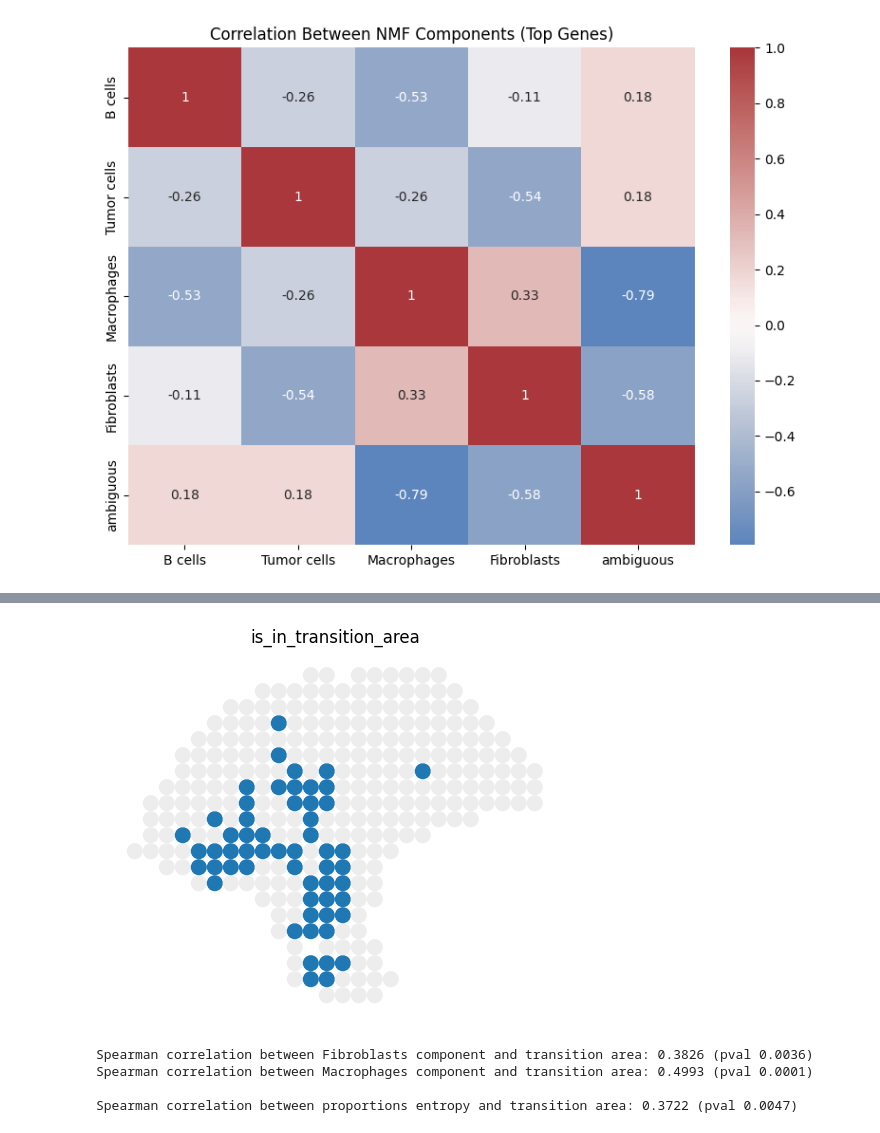
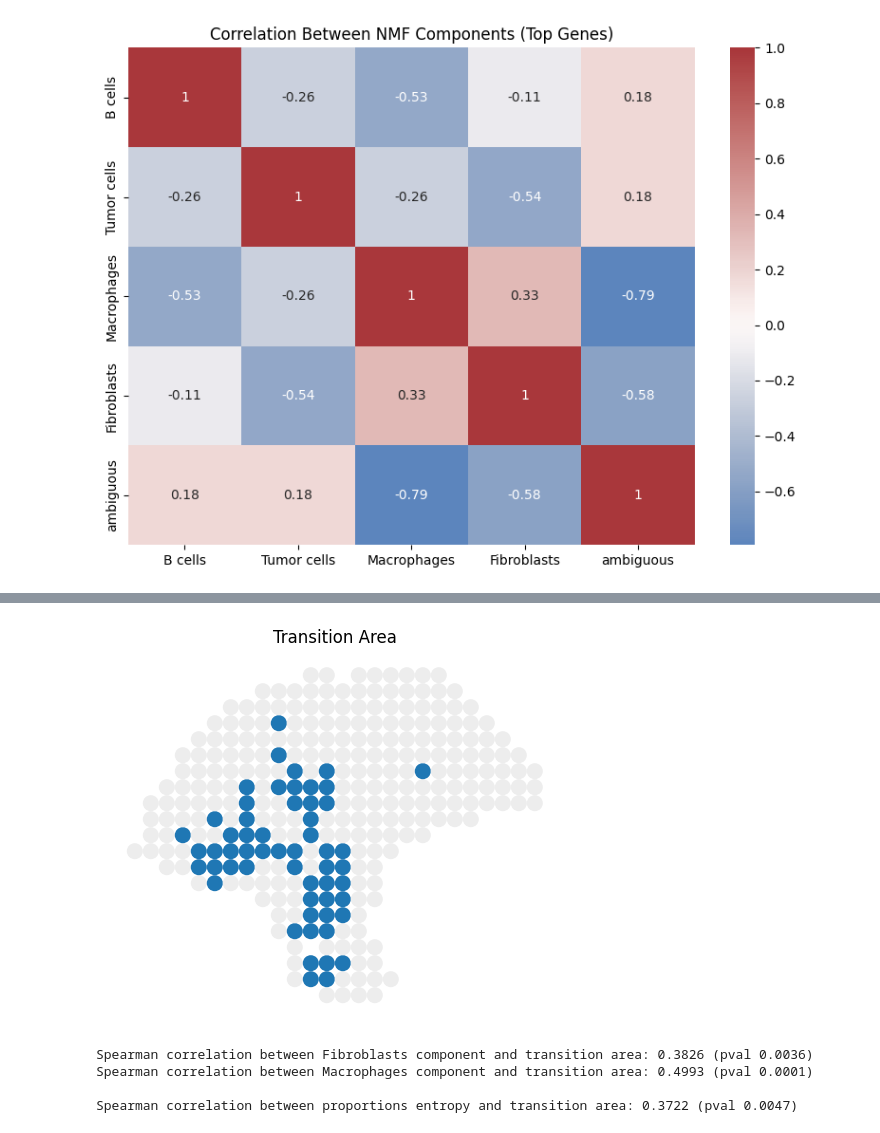
Before and after one commit to ML4BM-Lab/SNMF-paper, a Jupyter notebook: results/melanoma/main.ipynb, the cells around one changed output, grey strips where cells are left out. Drawn from its saved outputs; the diff is of its cells as text; code cells hidden in the pictures.

```diff
--- a/results/melanoma/main.ipynb
+++ b/results/melanoma/main.ipynb
@@ -305,27 +303,40 @@ Name: is_in_transition_area, Length: 237, dtype: bool
 # %%
 transition_score_threshold = 200
 adata.obs["is_in_transition_area"] = np.where(
     adata.obs["transition_area_score"] > transition_score_threshold,
     "in_transition",
     "out_of_transition"  # use a string instead of None
 )
 
 # Optional: make "out_of_transition" white
 palette = {
     "in_transition": sns.color_palette("tab20")[0],
     "out_of_transition": "#ededed"
 }
 
-sc.pl.spatial(
+fig = sc.pl.spatial(
     adata,
     color="is_in_transition_area",
     spot_size=1,
     frameon=False,
     palette=palette,
-    legend_loc="none"
+    legend_loc="none",
+    title="Transition Area",
+    return_fig=True,
+    show=True
 )
+
+# Optional: resize
+fig.set_size_inches(6, 6)
+fig.tight_layout()
+
+# Save figure
+fig.savefig("plots/transition_area_spatial.png", dpi=300, bbox_inches="tight")
+fig.savefig("plots/transition_area_spatial.pdf", bbox_inches="tight")
+
+plt.close(fig)
 # %% [output]
-[figure, old version]
+[figure, new version]
 # %%
 from scipy.stats import spearmanr
 
```
Also changed, not shown: parts of 8 cells of this notebook, 32 other files.
